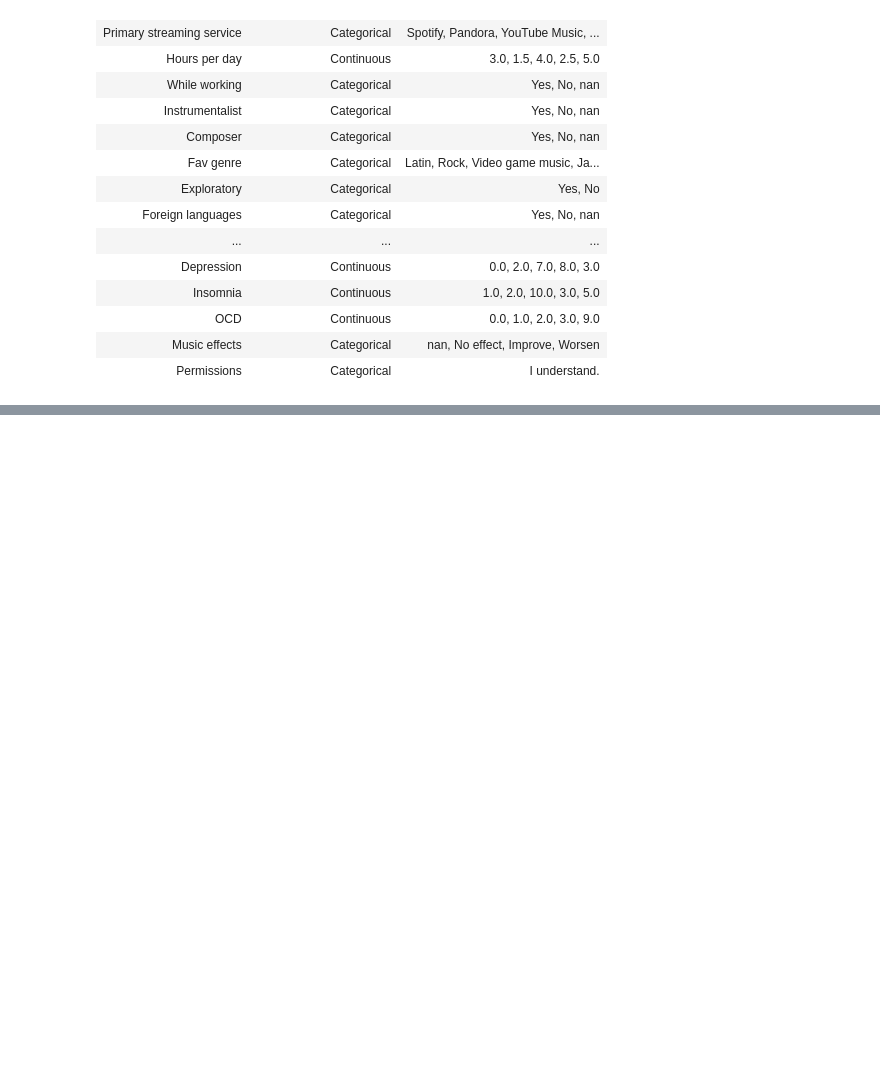
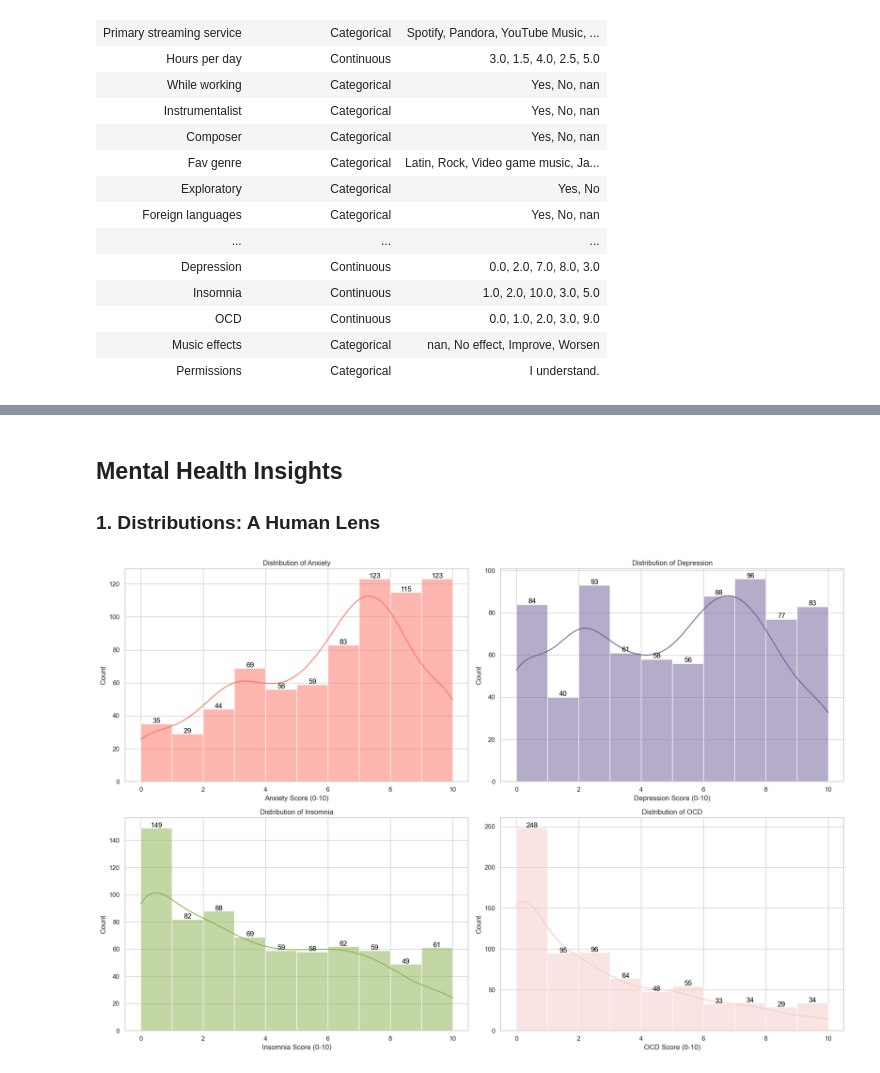
Before and after one commit to AshokKasaram/Music-Therapy, a Jupyter notebook: Music Therapy Project.ipynb, the cells around one changed output, grey strips where cells are left out. Cells and saved outputs as stored; diff of their text form; code cells hidden in the pictures; blank space fills up the shorter version.

```diff
--- a/Music Therapy Project.ipynb
+++ b/Music Therapy Project.ipynb
@@ -1154,0 +646,44 @@ with open('uploaded_image.jpg', 'wb') as f:
+# %% [markdown]
+## Mental Health Insights
+### 1. Distributions: A Human Lens
+# %%
+import matplotlib.pyplot as plt
+import seaborn as sns
+
+# Set plot style
+sns.set(style="whitegrid")
+plt.rcParams["figure.figsize"] = (10, 6)
+
+# Mental health conditions columns
+mental_cols = ["Anxiety", "Depression", "Insomnia", "OCD"]
+colors = ["#FF6F61", "#6B5B95", "#88B04B", "#F7CAC9"]
+
+# Create subplots
+fig, axs = plt.subplots(2, 2, figsize=(18, 12))
+
+# Loop over each condition and plot the histogram
+for i, col in enumerate(mental_cols):
+    row, col_idx = divmod(i, 2)
+
+    # Plot histogram with KDE
+    sns.histplot(df_cleaned[col], kde=True, bins=10, ax=axs[row, col_idx], color=colors[i])
+
+    # Set titles and labels
+    axs[row, col_idx].set_title(f"Distribution of {col}")
+    axs[row, col_idx].set_xlabel(f"{col} Score (0-10)")
+    axs[row, col_idx].set_ylabel("Count")
+
+    # Add numbers to the histogram (binned counts)
+    for patch in axs[row, col_idx].patches:
+        # Get the count of the bin (height of the bar)
+        count = int(patch.get_height())
+
+        # Position the count at the top of the bar
+        axs[row, col_idx].text(patch.get_x() + patch.get_width() / 2, patch.get_height() + 0.5,
+                               str(count), ha="center", color="black")
+
+# Adjust layout and display the plot
+plt.tight_layout()
+plt.show()
+# %% [output]
+[figure, added]
```
Also changed, not shown: parts of 115 cells of this notebook.
